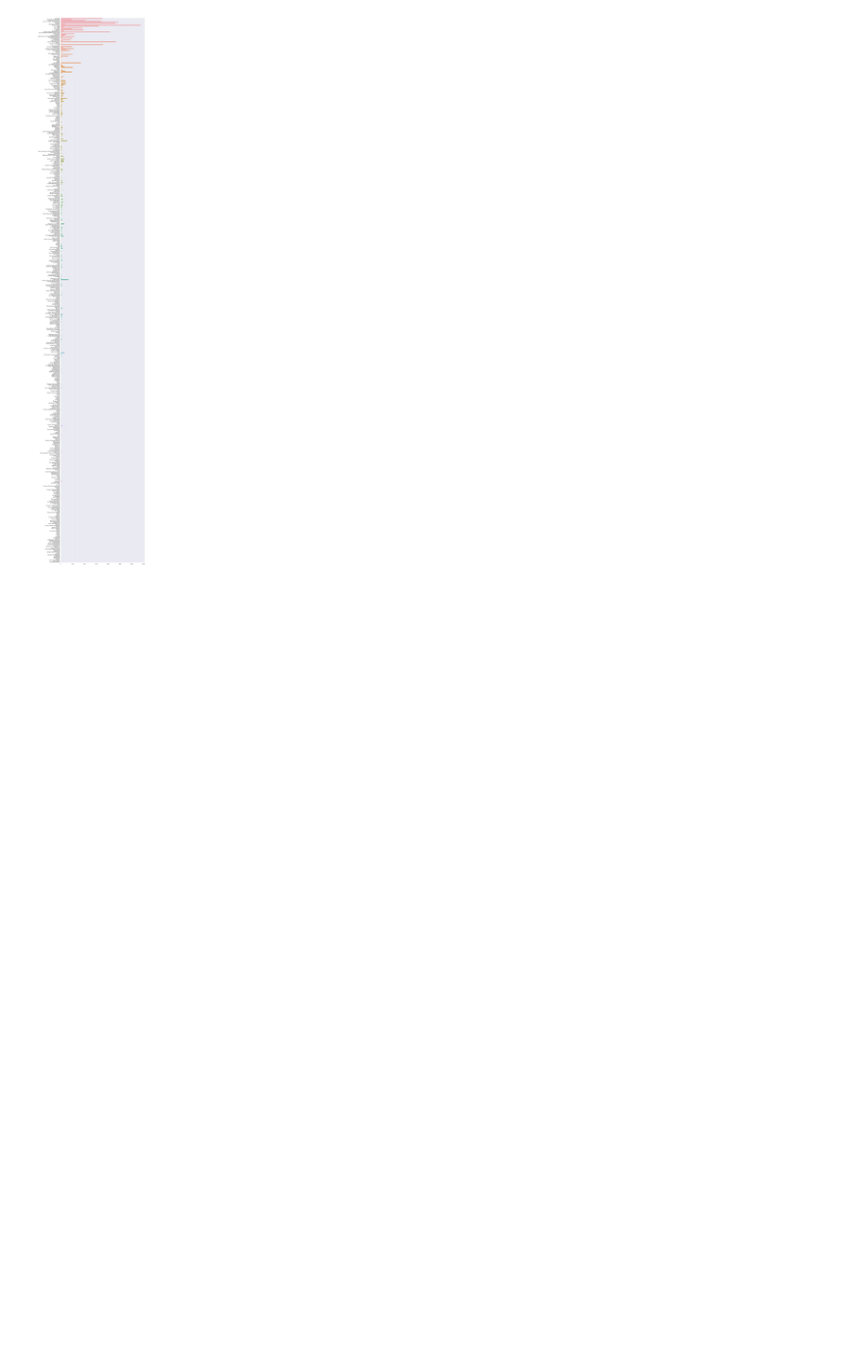
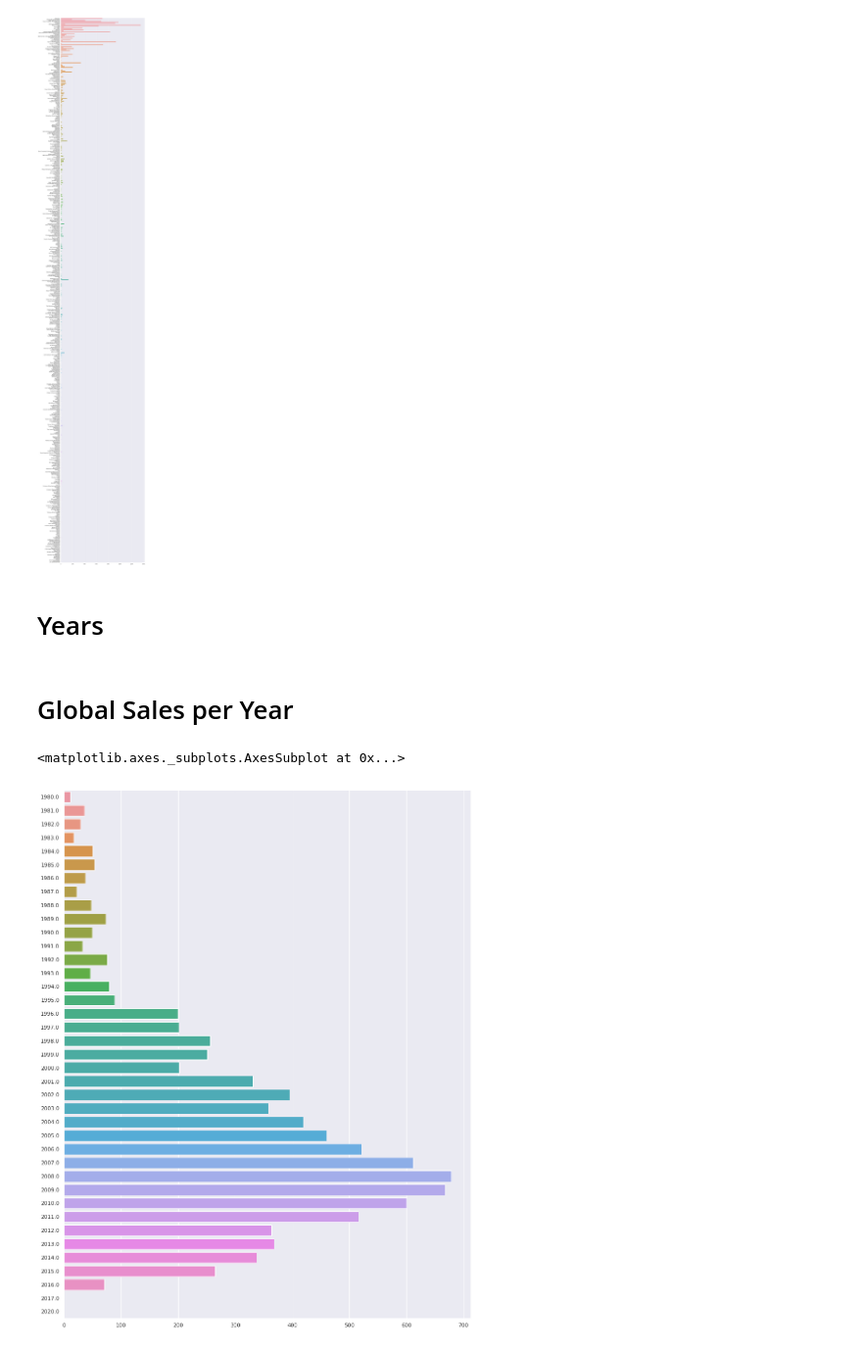
Before and after one commit to Nicola20/vis-project, a Jupyter notebook: jupyter-notebooks/data-analysis.ipynb, the cells around one changed output. Shown at 98% size. Cells and saved outputs as stored; diff of their text form; code cells hidden in the pictures; blank space fills up the shorter version.

```diff
--- a/jupyter-notebooks/data-analysis.ipynb
+++ b/jupyter-notebooks/data-analysis.ipynb
@@ -47,3 +49,13 @@ sns.barplot(x = publisherCount, y = publishers, orient = "h")
 # %% [output]
 <matplotlib.axes._subplots.AxesSubplot at 0x...>
 [figure]
+# %% [markdown]
+# Years
+# %% [markdown]
+# Global Sales per Year
+# %%
+plt.figure(figsize = (15, 20))
+sns.barplot(x = [data.loc[data["year"] == year, "global_sales"].sum() for year in sorted([year for year in data.dropna().year.unique()])], y = sorted([year for year in data.dropna().year.unique()]), orient = "h")
+# %% [output]
+<matplotlib.axes._subplots.AxesSubplot at 0x...>
+[figure, added]
```
Also changed, not shown: parts of 4 cells of this notebook.
